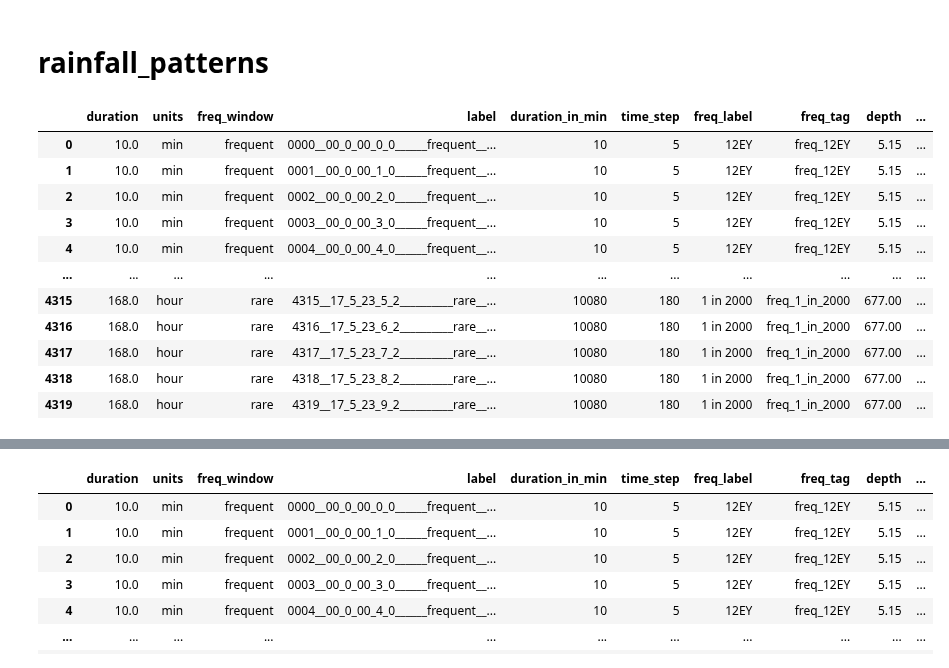
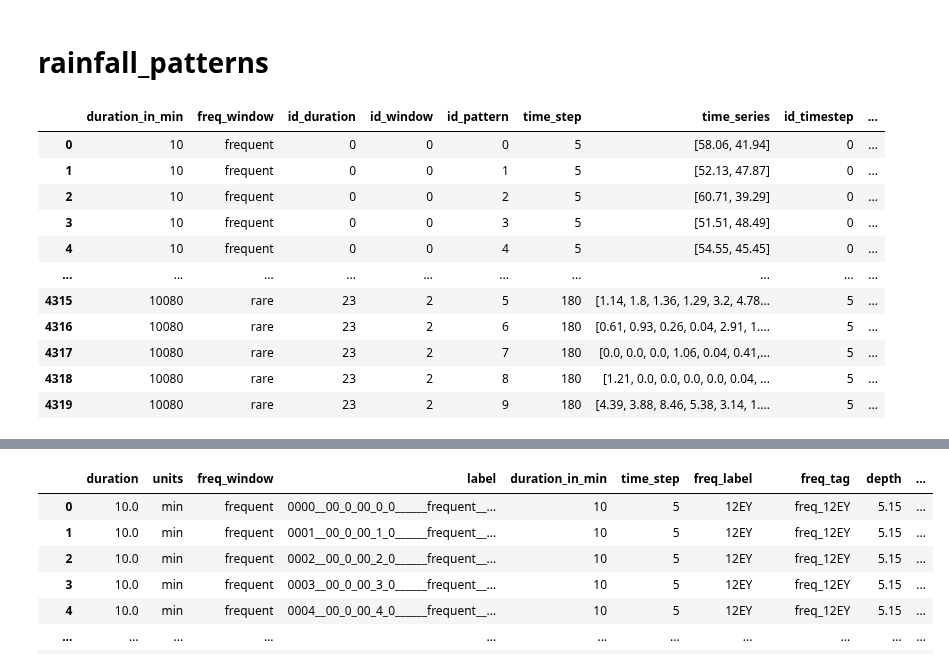
Before and after one commit to Holger-Paxi/Flood_Estimation, a Jupyter notebook: Assignment_3__1st.ipynb, the cells around one changed output, grey strips where cells are left out. Cells and saved outputs as stored; diff of their text form; code cells hidden in the pictures.

```diff
--- a/Assignment_3__1st.ipynb
+++ b/Assignment_3__1st.ipynb
@@ -558,7 +562,6 @@ df_storm_stats
 720 rows × 6 columns
 # %%
 df_temp_pattern = temp_pattern_table.copy()
-# df_temp_pattern['time_series'] = df_temp_pattern.apply(func=lambda arg: arg.to_numpy()[5:], axis=1)
 df_temp_pattern['time_series'] = df_temp_pattern.apply(func=lambda arg: [ind for ind in arg.to_list()[5:] if str(ind) != 'nan'], axis=1)
 df_temp_pattern.drop(columns=df_temp_pattern.columns[5:-1], inplace=True)
 df_temp_pattern.drop(columns='Region', inplace=True)
@@ -567,7 +570,7 @@ df_temp_pattern['id_duration'] = pd.Series(data=np.unique(ar=df_temp_pattern.dur
 df_temp_pattern['id_timestep'] = pd.Series(data=np.unique(ar=df_temp_pattern.time_step.to_numpy(), return_inverse=True)[1])
 df_temp_pattern['id_window'] = pd.Series(data=np.unique(ar=df_temp_pattern.freq_window.to_numpy(), return_inverse=True)[1])
 df_temp_pattern['id_pattern'] = pd.Series(data=list(np.arange(stop=10))*int(len(df_temp_pattern)/10))
-df_temp_pattern = df_temp_pattern[df_temp_pattern.columns[[0,7,5,6,8,3,1,2,4]]]
+# df_temp_pattern = df_temp_pattern[df_temp_pattern.columns[[0,7,5,6,8,3,1,2,4]]]
 
 df_temp_pattern
 # %% [output]
@@ -671,7 +676,7 @@ df_id = pd.concat(objs=[
     pd.Series(data=np.unique(ar=df_id.freq_window.to_numpy(), return_inverse=True)[1], name='id_window'),
     df_id.index.to_series(name='id_tag')
     ], axis=1)
-df_id = df_id[df_id.columns[[0,4,5,1,2,3]]]
+# df_id = df_id[df_id.columns[[0,4,5,1,2,3]]]
 
 df_id
 # %% [output]
@@ -701,12 +706,18 @@ df_idf.duration_in_min = df_idf.duration_in_min.astype(int)
 df_idf['id_duration'] = pd.Series(data=np.unique(ar=df_idf.duration_in_min.to_numpy(), return_inverse=True)[1])
 df_idf['time_step'] = df_idf.duration_in_min.map(arg=df_map)
 df_idf['id_timestep'] = pd.Series(data=np.unique(ar=df_idf.time_step.to_numpy(), return_inverse=True)[1])
-df_idf = df_idf[df_idf.columns[-3:].to_list() + df_idf.columns[:-3].to_list()]
-df_idf.set_index(keys=df_idf.columns[:6].to_list(), inplace=True)
+
+df_idf.set_index(keys=[ind for ind in df_idf.columns.to_list() if ind.split(sep='_', maxsplit=1)[0] == 'id'] + ['duration', 'units', 'duration_in_min', 'time_step'] , inplace=True)
+
+# df_idf = df_idf[df_idf.columns[-3:].to_list() + df_idf.columns[:-3].to_list()]
+# df_idf.set_index(keys=df_idf.columns[:6].to_list(), inplace=True)
+
+
 df_idf.columns = pd.MultiIndex.from_frame(df=df_id)
-df_idf = df_idf.stack(level=[1,2,3,4,5], future_stack=True)
+df_idf = df_idf.stack(level=list(df_idf.columns.names)[1:], future_stack=True)
+# df_idf = df_idf.stack(level=[1,2,3,4,5], future_stack=True)
 df_idf.reset_index(inplace=True)
-df_idf = df_idf[df_idf.columns[[6,0,2,7,3,4,8,5,1,9,10,11]]]
+# df_idf = df_idf[df_idf.columns[[6,0,2,7,3,4,8,5,1,9,10,11]]]
 
 df_idf
 # %% [output]
@@ -726,46 +741,67 @@ df_idf
 # %% [markdown]
 # rainfall_patterns
 # %%
-rain_data = pd.merge(left=df_timeseries, right=df_idf, how='cross', suffixes=[None, '_'])
+rain_data = pd.merge(left=df_timeseries, right=df_idf, how='cross', suffixes=[None, '__del'])
 rain_data = rain_data[
-    (rain_data.id_window == rain_data.id_window_) &
-    (rain_data.id_duration == rain_data.id_duration_) &
-    (rain_data.id_timestep == rain_data.id_timestep_)
+    (rain_data.id_window == rain_data.id_window__del) &
+    (rain_data.id_duration == rain_data.id_duration__del) &
+    (rain_data.id_timestep == rain_data.id_timestep__del)
     ]
-rain_data.drop(columns=rain_data.columns[[8,9,10,14,15,16]], inplace=True)
-rain_data = rain_data[rain_data.columns[[0,1,2,8,3,9,10,4,5,6,11,12,13,7]]]
-rain_data.drop_duplicates(subset=rain_data.columns[:-1], inplace=True)
-# rain_data.insert()
-rain_data.sort_values(by=['id_tag', 'id_timestep', 'id_duration', 'id_pattern'], inplace=True)
-# rain_data.sort_values(by=['id_pattern'], inplace=True)
+rain_data.drop(columns=[ind for ind in rain_data.columns.to_list() if ind.rsplit(sep='__', maxsplit=1)[-1] == 'del'], inplace=True)
+rain_data.drop(columns='event_id', inplace=True)
+
+# rain_data.drop(columns=rain_data.columns[[8,9,10,14,15,16]], inplace=True)
+# rain_data = rain_data[rain_data.columns[[0,1,2,8,3,9,10,4,5,6,11,12,13,7]]]
+
+# rain_data.drop_duplicates(subset=rain_data.columns[:-1], inplace=True)
+
+rain_data.sort_values(by=['id_tag', 'id_duration', 'id_timestep', 'id_pattern'], inplace=True)
+
+# rain_data.sort_values(by=['id_tag', 'id_timestep', 'id_duration', 'id_pattern'], inplace=True)
 rain_data.reset_index(drop=True, inplace=True)
-rain_data['label'] = (
+# rain_data['label'] = (
+#     (rain_data.index.astype(str).str.len().max() - rain_data.index.astype(str).str.len())*pd.Series(data=['0']*len(rain_data.index)) + rain_data.index.astype(str) + '__' +
+#     (rain_data.id_tag.astype(str).str.len().max() - rain_data.id_tag.astype(str).str.len())*pd.Series(data=['0']*len(rain_data.id_tag)) + rain_data.id_tag.astype(str) + '_' +
+#     (rain_data.id_timestep.astype(str).str.len().max() - rain_data.id_timestep.astype(str).str.len())*pd.Series(data=['0']*len(rain_data.id_timestep)) + rain_data.id_timestep.astype(str) + '_' +
+#     (rain_data.id_duration.astype(str).str.len().max() - rain_data.id_duration.astype(str).str.len())*pd.Series(data=['0']*len(rain_data.id_duration)) + rain_data.id_duration.astype(str) + '_' +
+#     (rain_data.id_pattern.astype(str).str.len().max() - rain_data.id_pattern.astype(str).str.len())*pd.Series(data=['0']*len(rain_data.id_pattern)) + rain_data.id_pattern.astype(str) + '_' +
+#     (rain_data.id_window.astype(str).str.len().max() - rain_data.id_window.astype(str).str.len())*pd.Series(data=['0']*len(rain_data.id_window)) + rain_data.id_window.astype(str) + '__' +
+#     (rain_data.freq_window.str.len().max() - rain_data.freq_window.str.len())*pd.Series(data=['_']*len(rain_data.freq_window)) + rain_data.freq_window + '__' +
+#     (rain_data.freq_tag.str.len().max() - rain_data.freq_tag.str.len())*pd.Series(data=['_']*len(rain_data.freq_tag)) + rain_data.freq_tag + '__' +
+#     (rain_data.time_step.astype(str).str.len().max() - rain_data.time_step.astype(str).str.len())*pd.Series(data=['0']*len(rain_data.time_step)) + rain_data.time_step.astype(str) + '__' +
+#     (rain_data.duration_in_min.astype(str).str.len().max() - rain_data.duration_in_min.astype(str).str.len())*pd.Series(data=['0']*len(rain_data.duration_in_min)) + rain_data.duration_in_min.astype(str) + '__' +
+#     (rain_data.id_pattern.astype(str).str.len().max() - rain_data.id_pattern.astype(str).str.len())*pd.Series(data=['0']*len(rain_data.id_pattern)) + rain_data.id_pattern.astype(str)
+#     )
+# rain_data = rain_data[rain_data.columns[:8].to_list() + rain_data.columns[-1:].to_list() + rain_data.columns[8:-1].to_list()]
+
+
+# rain_data.drop(columns=rain_data.columns[:5], inplace=True)
+
+rain_data['rain_label'] = (
     (rain_data.index.astype(str).str.len().max() - rain_data.index.astype(str).str.len())*pd.Series(data=['0']*len(rain_data.index)) + rain_data.index.astype(str) + '__' +
     (rain_data.id_tag.astype(str).str.len().max() - rain_data.id_tag.astype(str).str.len())*pd.Series(data=['0']*len(rain_data.id_tag)) + rain_data.id_tag.astype(str) + '_' +
+    (rain_data.id_duration.astype(str).str.len().max() - rain_data.id_duration.astype(str).str.len())*pd.Series(data=['0']*len(rain_data.id_duration)) + rain_data.id_duration.astype(str) + '_' +
     (rain_data.id_timestep.astype(str).str.len().max() - rain_data.id_timestep.astype(str).str.len())*pd.Series(data=['0']*len(rain_data.id_timestep)) + rain_data.id_timestep.astype(str) + '_' +
-    (rain_data.id_duration.astype(str).str.len().max() - rain_data.id_duration.astype(str).str.len())*pd.Series(data=['0']*len(rain_data.id_duration)) + rain_data.id_duration.astype(str) + '_' +
     (rain_data.id_pattern.astype(str).str.len().max() - rain_data.id_pattern.astype(str).str.len())*pd.Series(data=['0']*len(rain_data.id_pattern)) + rain_data.id_pattern.astype(str) + '_' +
     (rain_data.id_window.astype(str).str.len().max() - rain_data.id_window.astype(str).str.len())*pd.Series(data=['0']*len(rain_data.id_window)) + rain_data.id_window.astype(str) + '__' +
     (rain_data.freq_window.str.len().max() - rain_data.freq_window.str.len())*pd.Series(data=['_']*len(rain_data.freq_window)) + rain_data.freq_window + '__' +
     (rain_data.freq_tag.str.len().max() - rain_data.freq_tag.str.len())*pd.Series(data=['_']*len(rain_data.freq_tag)) + rain_data.freq_tag + '__' +
+    (rain_data.duration_in_min.astype(str).str.len().max() - rain_data.duration_in_min.astype(str).str.len())*pd.Series(data=['0']*len(rain_data.duration_in_min)) + rain_data.duration_in_min.astype(str) + '__' +
     (rain_data.time_step.astype(str).str.len().max() - rain_data.time_step.astype(str).str.len())*pd.Series(data=['0']*len(rain_data.time_step)) + rain_data.time_step.astype(str) + '__' +
-    (rain_data.duration_in_min.astype(str).str.len().max() - rain_data.duration_in_min.astype(str).str.len())*pd.Series(data=['0']*len(rain_data.duration_in_min)) + rain_data.duration_in_min.astype(str) + '__' +
     (rain_data.id_pattern.astype(str).str.len().max() - rain_data.id_pattern.astype(str).str.len())*pd.Series(data=['0']*len(rain_data.id_pattern)) + rain_data.id_pattern.astype(str)
     )
-rain_data = rain_data[rain_data.columns[:8].to_list() + rain_data.columns[-1:].to_list() + rain_data.columns[8:-1].to_list()]
-rain_data.drop(columns=rain_data.columns[:5], inplace=True)
 
 rain_data
 # %% [output]
-|  | duration | units | freq_window | label | duration_in_min | time_step | freq_label | freq_tag | depth | ... |
-| 0 | 10.0 | min | frequent | 0000__00_0_00_0_0______frequent__... | 10 | 5 | 12EY | freq_12EY | 5.15 | ... |
-| 1 | 10.0 | min | frequent | 0001__00_0_00_1_0______frequent__... | 10 | 5 | 12EY | freq_12EY | 5.15 | ... |
-| 2 | 10.0 | min | frequent | 0002__00_0_00_2_0______frequent__... | 10 | 5 | 12EY | freq_12EY | 5.15 | ... |
-| 3 | 10.0 | min | frequent | 0003__00_0_00_3_0______frequent__... | 10 | 5 | 12EY | freq_12EY | 5.15 | ... |
-| 4 | 10.0 | min | frequent | 0004__00_0_00_4_0______frequent__... | 10 | 5 | 12EY | freq_12EY | 5.15 | ... |
-| ... | ... | ... | ... | ... | ... | ... | ... | ... | ... | ... |
-| 4315 | 168.0 | hour | rare | 4315__17_5_23_5_2__________rare__... | 10080 | 180 | 1 in 2000 | freq_1_in_2000 | 677.00 | ... |
-| 4316 | 168.0 | hour | rare | 4316__17_5_23_6_2__________rare__... | 10080 | 180 | 1 in 2000 | freq_1_in_2000 | 677.00 | ... |
-| 4317 | 168.0 | hour | rare | 4317__17_5_23_7_2__________rare__... | 10080 | 180 | 1 in 2000 | freq_1_in_2000 | 677.00 | ... |
-| 4318 | 168.0 | hour | rare | 4318__17_5_23_8_2__________rare__... | 10080 | 180 | 1 in 2000 | freq_1_in_2000 | 677.00 | ... |
-| 4319 | 168.0 | hour | rare | 4319__17_5_23_9_2__________rare__... | 10080 | 180 | 1 in 2000 | freq_1_in_2000 | 677.00 | ... |
+|  | duration_in_min | freq_window | id_duration | id_window | id_pattern | time_step | time_series | id_timestep | ... |
+| 0 | 10 | frequent | 0 | 0 | 0 | 5 | [58.06, 41.94] | 0 | ... |
+| 1 | 10 | frequent | 0 | 0 | 1 | 5 | [52.13, 47.87] | 0 | ... |
+| 2 | 10 | frequent | 0 | 0 | 2 | 5 | [60.71, 39.29] | 0 | ... |
+| 3 | 10 | frequent | 0 | 0 | 3 | 5 | [51.51, 48.49] | 0 | ... |
+| 4 | 10 | frequent | 0 | 0 | 4 | 5 | [54.55, 45.45] | 0 | ... |
+| ... | ... | ... | ... | ... | ... | ... | ... | ... | ... |
+| 4315 | 10080 | rare | 23 | 2 | 5 | 180 | [1.14, 1.8, 1.36, 1.29, 3.2, 4.78... | 5 | ... |
+| 4316 | 10080 | rare | 23 | 2 | 6 | 180 | [0.61, 0.93, 0.26, 0.04, 2.91, 1.... | 5 | ... |
+| 4317 | 10080 | rare | 23 | 2 | 7 | 180 | [0.0, 0.0, 0.0, 1.06, 0.04, 0.41,... | 5 | ... |
+| 4318 | 10080 | rare | 23 | 2 | 8 | 180 | [1.21, 0.0, 0.0, 0.0, 0.0, 0.04, ... | 5 | ... |
+| 4319 | 10080 | rare | 23 | 2 | 9 | 180 | [4.39, 3.88, 8.46, 5.38, 3.14, 1.... | 5 | ... |
```
Also changed, not shown: parts of 35 cells of this notebook.
